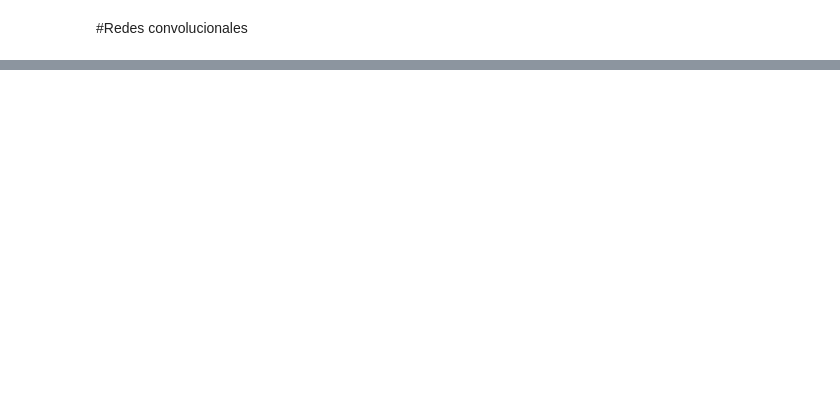
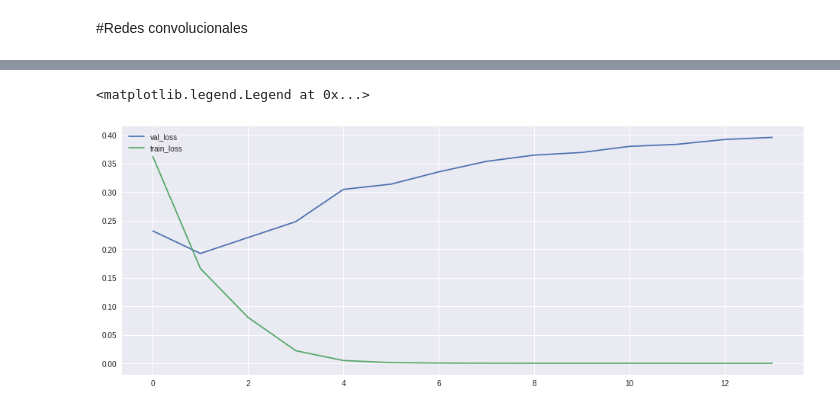
Before and after one commit to AIRLegend/fakenews, a Jupyter notebook: notebooks/Train_Google_Colab.ipynb, the cells around one changed output, grey strips where cells are left out. Cells and saved outputs as stored; diff of their text form; code cells hidden in the pictures; blank space fills up the shorter version.

```diff
--- a/notebooks/Train_Google_Colab.ipynb
+++ b/notebooks/Train_Google_Colab.ipynb
@@ -222,3 +300,11 @@ plt.legend()
+# %%
+plt.figure(figsize=(16,6))
+plt.plot(hist.history['val_loss'], label='val_loss')
+plt.plot(hist.history['loss'], label='train_loss')
+plt.legend()
+# %% [output]
+<matplotlib.legend.Legend at 0x...>
+[figure, added]
 # %%
 test_pred = model.predict(test_fit)
 accuracy_score(np.array(y_test.tolist()), test_pred.round())
```
Also changed, not shown: parts of 23 cells of this notebook.
